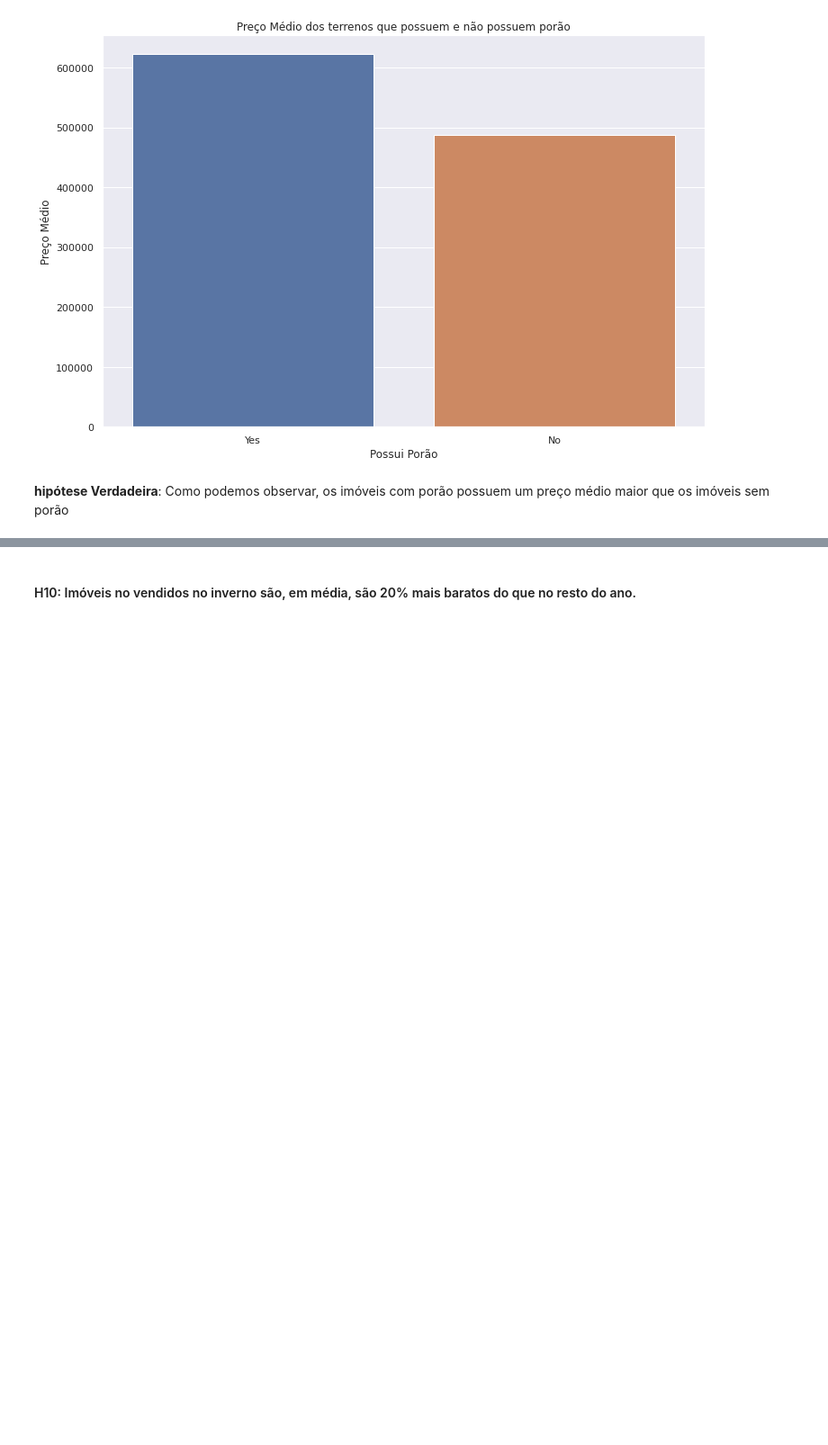
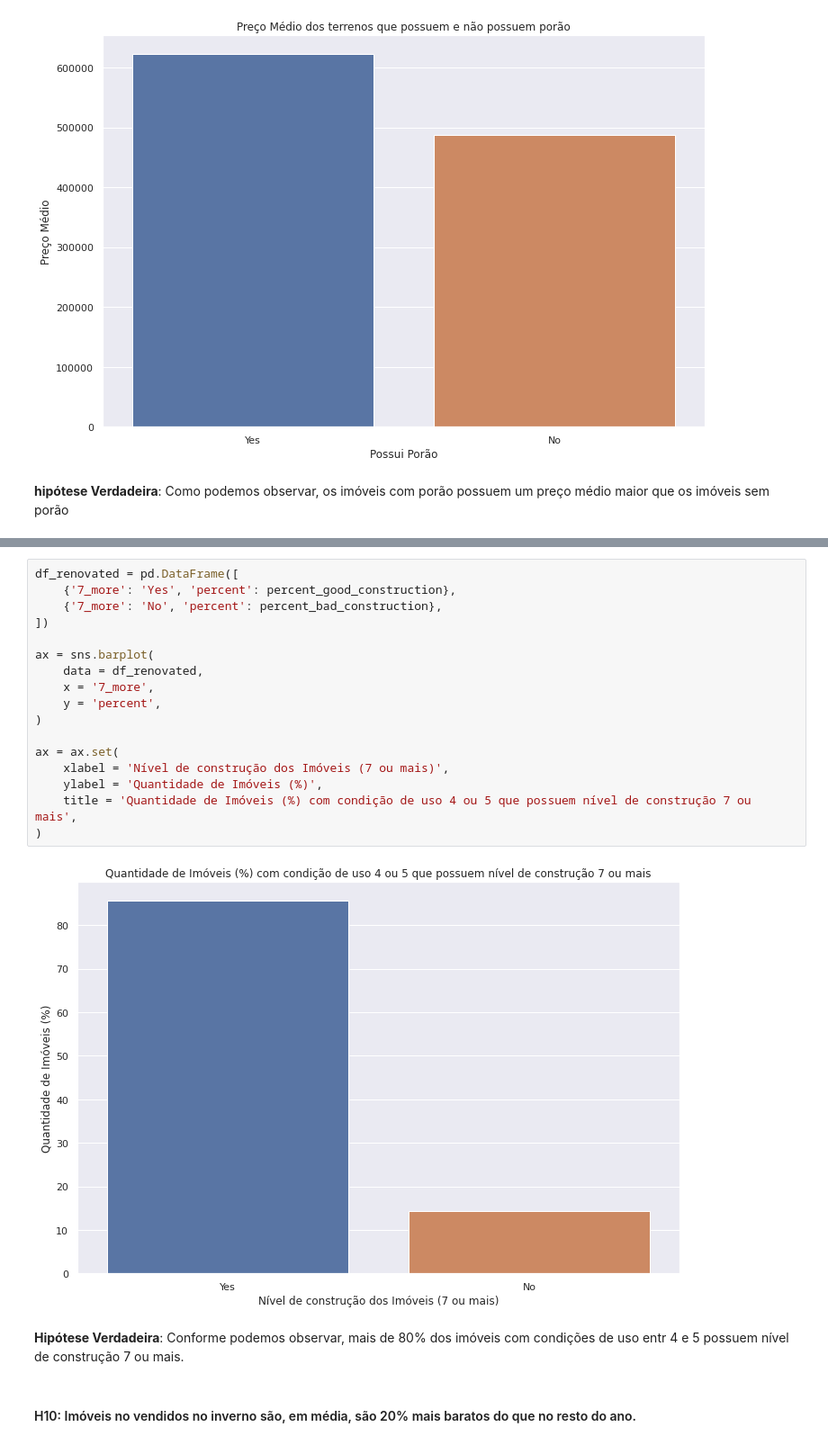
Before and after one commit to PedroFerraresi/houserocket, a Jupyter notebook: notebooks/pf_v2.0.ipynb, the cells around one changed output, grey strips where cells are left out. Shown at 90% size. Saved outputs shown, nothing was run; the diff lists cells and outputs as text; blank space fills up the shorter version.

```diff
--- a/notebooks/pf_v2.0.ipynb
+++ b/notebooks/pf_v2.0.ipynb
@@ -520,2 +583,23 @@ ax = ax.set(
+# %%
+df_renovated = pd.DataFrame([
+    {'7_more': 'Yes', 'percent': percent_good_construction},
+    {'7_more': 'No', 'percent': percent_bad_construction},
+])
+
+ax = sns.barplot(
+    data = df_renovated,
+    x = '7_more',
+    y = 'percent',
+)
+
+ax = ax.set(
+    xlabel = 'Nível de construção dos Imóveis (7 ou mais)',
+    ylabel = 'Quantidade de Imóveis (%)',
+    title = 'Quantidade de Imóveis (%) com condição de uso 4 ou 5 que possuem nível de construção 7 ou mais',
+)
+# %% [output]
+[figure, added]
+# %% [markdown]
+**Hipótese Verdadeira**: Conforme podemos observar, mais de 80% dos imóveis com condições de uso entr 4 e 5 possuem nível de construção 7 ou mais.
 # %% [markdown]
 #### H10: Imóveis no vendidos no inverno são, em média, são 20% mais baratos do que no resto do ano.
```
Also changed, not shown: parts of 22 cells of this notebook.
